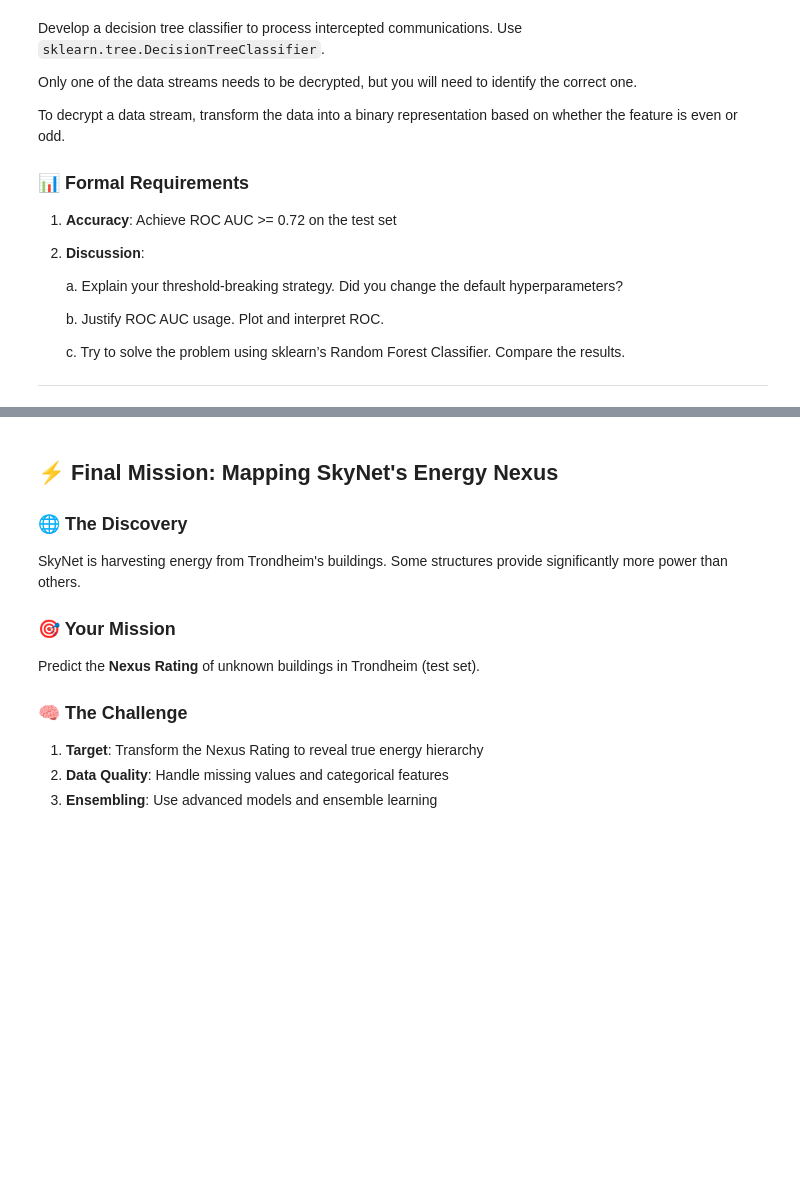
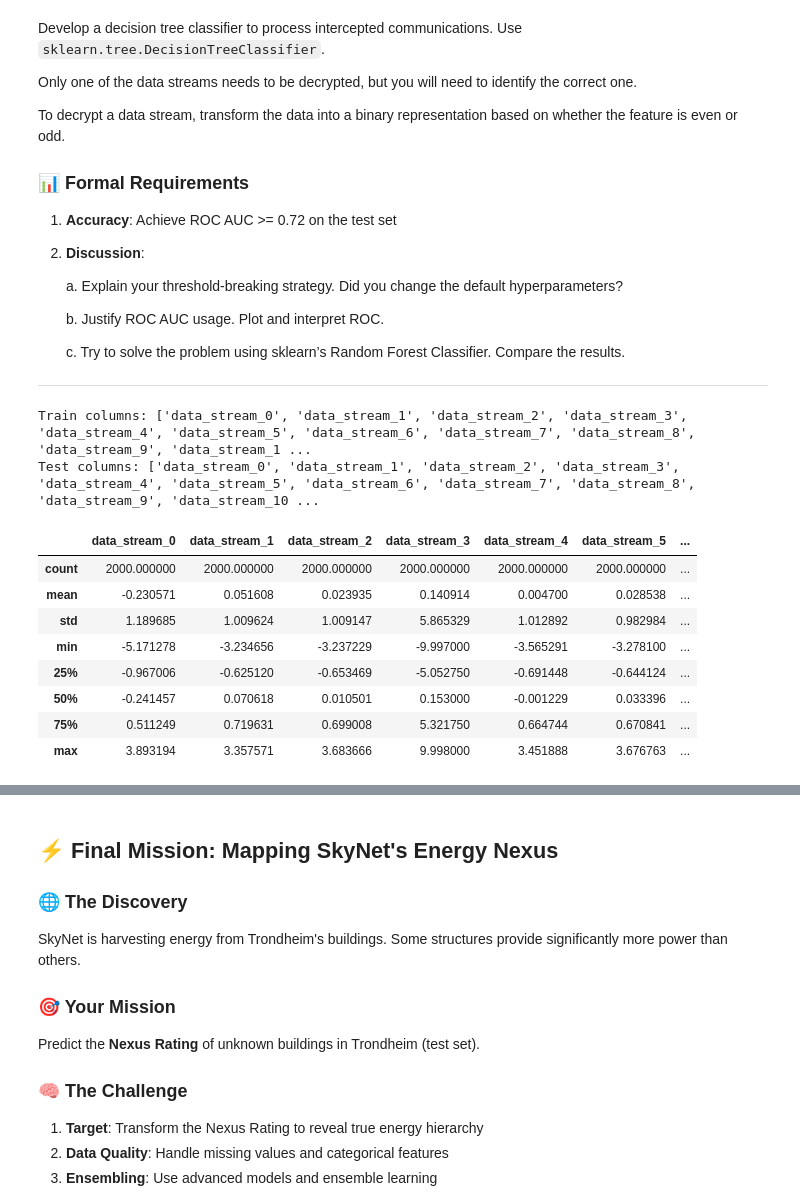
Before and after one commit to MatissPod/Intro-ML, a Jupyter notebook: Assignment1(1)/Assignment1/Chapter_1.ipynb, the cells around one changed output, grey strips where cells are left out. Saved outputs shown, nothing was run; the diff lists cells and outputs as text; code cells hidden in the pictures; blank space fills up the shorter version.

```diff
--- a/Assignment1(1)/Assignment1/Chapter_1.ipynb
+++ b/Assignment1(1)/Assignment1/Chapter_1.ipynb
@@ -504,0 +508,28 @@ test = pd.read_csv('mission3_test.csv')
+# %%
+# Reload mission3 data
+train = pd.read_csv('mission3_train.csv')
+test  = pd.read_csv('mission3_test.csv')
+
+train_target = train['target']
+train = train.drop(columns=['target'])
+
+test_target = test['target']
+test = test.drop(columns=['target'])
+
+print("Train columns:", train.columns.tolist())
+print("Test columns:", test.columns.tolist())
+# %% [output]
+Train columns: ['data_stream_0', 'data_stream_1', 'data_stream_2', 'data_stream_3', 'data_stream_4', 'data_stream_5', 'data_stream_6', 'data_stream_7', 'data_stream_8', 'data_stream_9', 'data_stream_1 ...
+Test columns: ['data_stream_0', 'data_stream_1', 'data_stream_2', 'data_stream_3', 'data_stream_4', 'data_stream_5', 'data_stream_6', 'data_stream_7', 'data_stream_8', 'data_stream_9', 'data_stream_10 ...
+# %%
+test.describe()
+# %% [output]
+|  | data_stream_0 | data_stream_1 | data_stream_2 | data_stream_3 | data_stream_4 | data_stream_5 | ... |
+| count | 2000.000000 | 2000.000000 | 2000.000000 | 2000.000000 | 2000.000000 | 2000.000000 | ... |
+| mean | -0.230571 | 0.051608 | 0.023935 | 0.140914 | 0.004700 | 0.028538 | ... |
+| std | 1.189685 | 1.009624 | 1.009147 | 5.865329 | 1.012892 | 0.982984 | ... |
+| min | -5.171278 | -3.234656 | -3.237229 | -9.997000 | -3.565291 | -3.278100 | ... |
+| 25% | -0.967006 | -0.625120 | -0.653469 | -5.052750 | -0.691448 | -0.644124 | ... |
+| 50% | -0.241457 | 0.070618 | 0.010501 | 0.153000 | -0.001229 | 0.033396 | ... |
+| 75% | 0.511249 | 0.719631 | 0.699008 | 5.321750 | 0.664744 | 0.670841 | ... |
+| max | 3.893194 | 3.357571 | 3.683666 | 9.998000 | 3.451888 | 3.676763 | ... |
```
Also changed, not shown: parts of 14 cells of this notebook.
